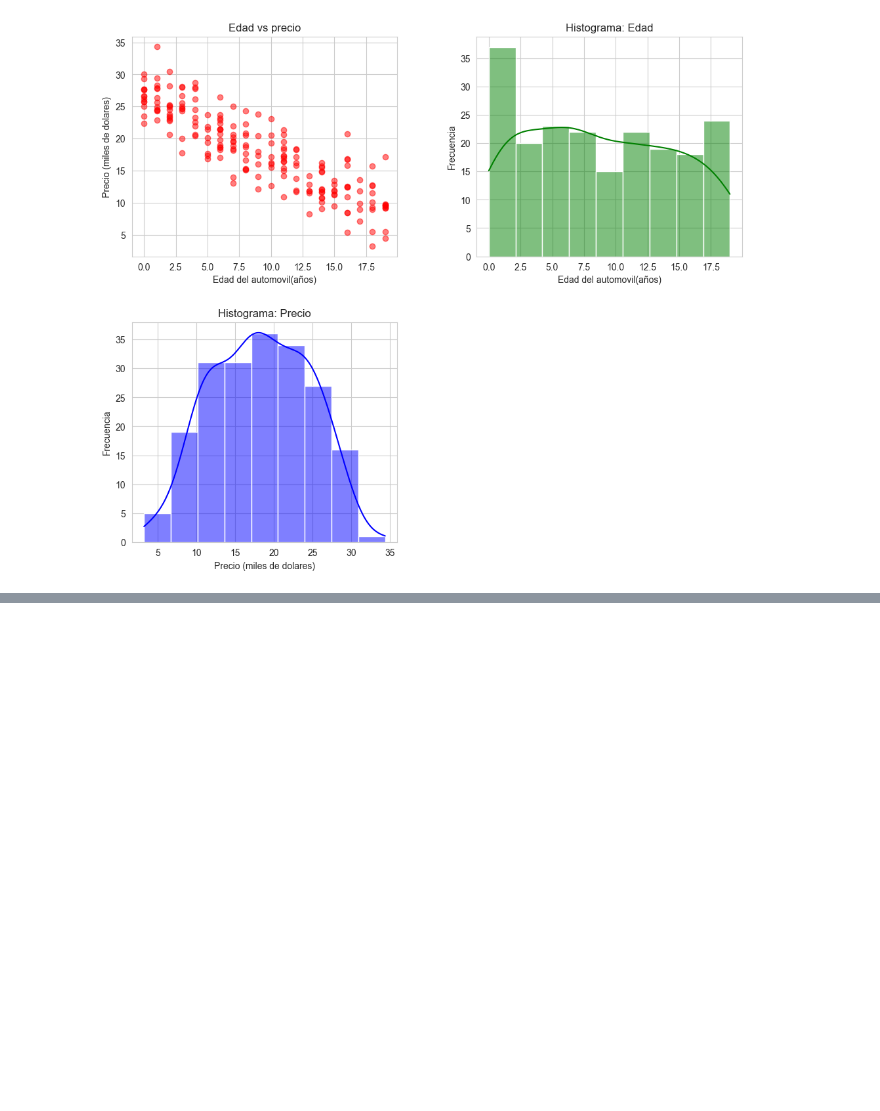
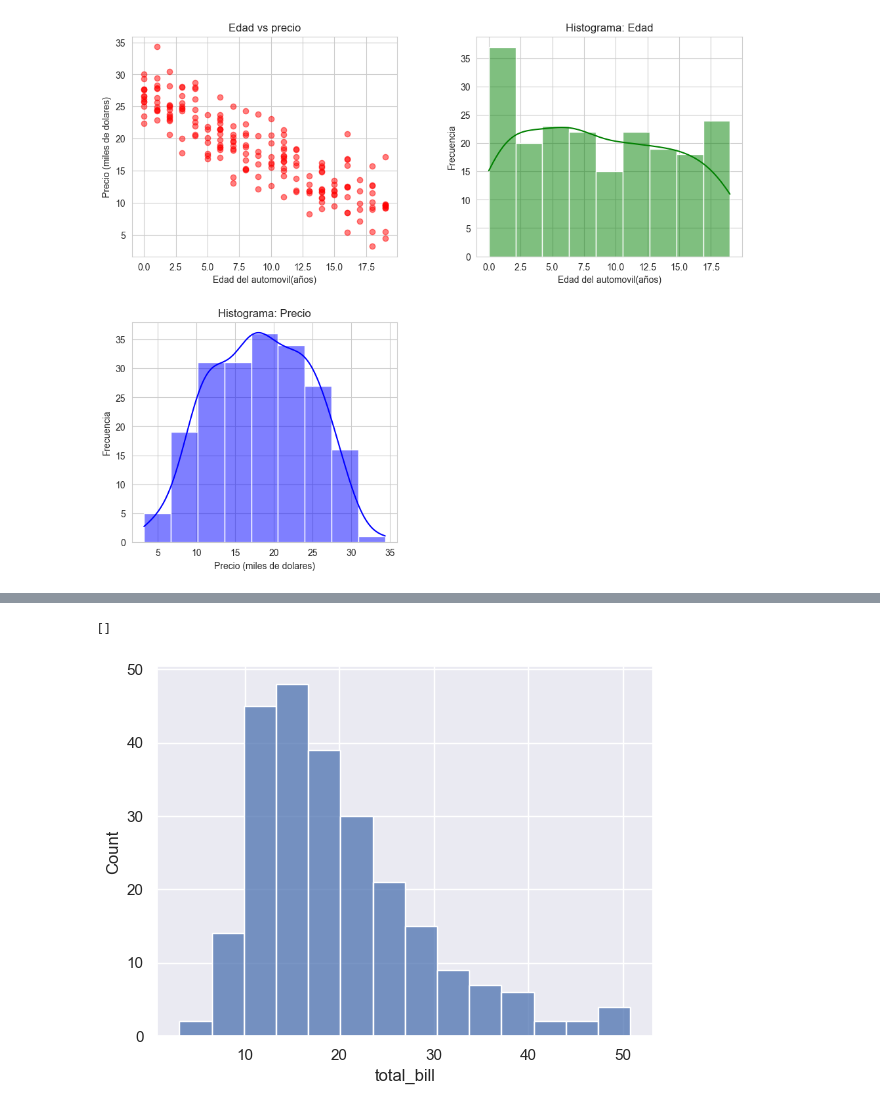
Before and after one commit to Gozv/Data_Analyst_Pandas-, a Jupyter notebook: Seaborn.ipynb, the cells around one changed output, grey strips where cells are left out. Cells and saved outputs as stored; diff of their text form; code cells hidden in the pictures; blank space fills up the shorter version.

```diff
--- a/Seaborn.ipynb
+++ b/Seaborn.ipynb
@@ -120,3 +120,8 @@ plt.subplots_adjust(wspace=0.3, hspace=0.3)
 plt.show()
 # %% [output]
 [figure]
+# %%
+sns.set_theme(style="darkgrid")
+
+df = sns.load_dataset("tips")
+df.head()
@@ -122,0 +164,6 @@ plt.show()
+# %%
+sns.histplot(data=df, x="total_bill")
+plt.plot()
+# %% [output]
+[]
+[figure, added]
```
Also changed, not shown: parts of 17 cells of this notebook.
